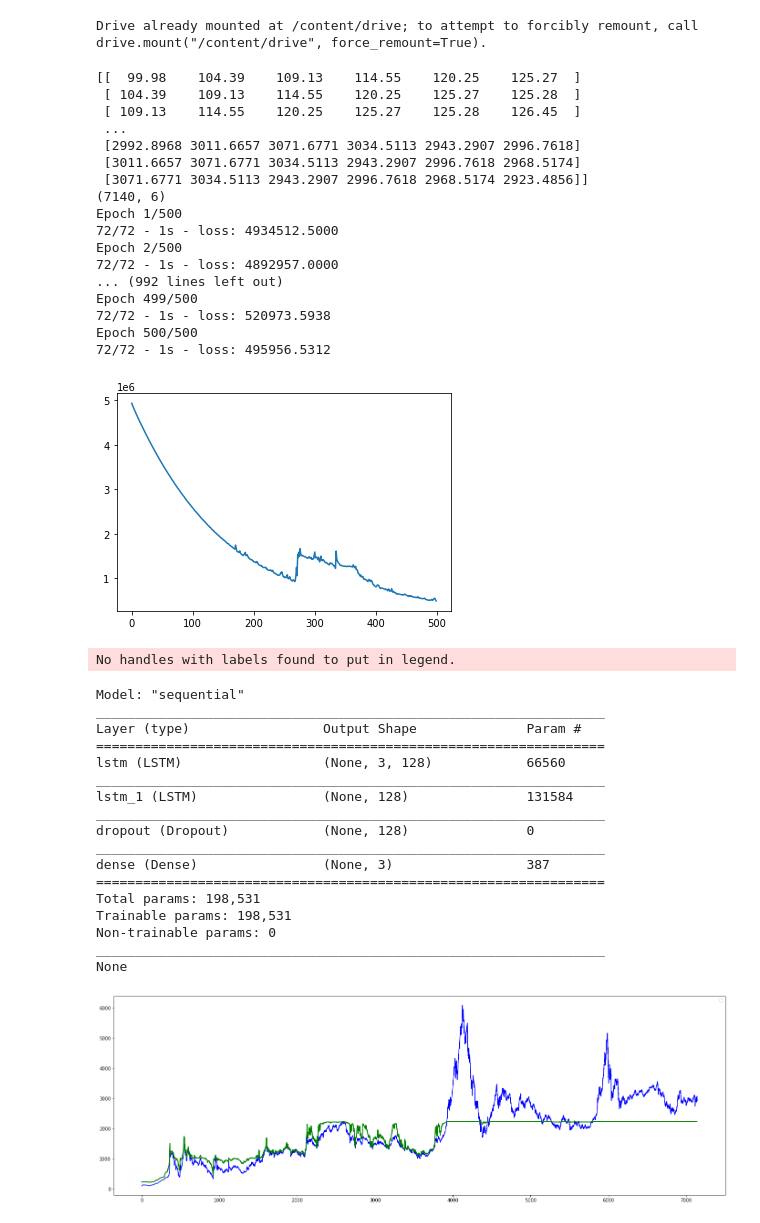
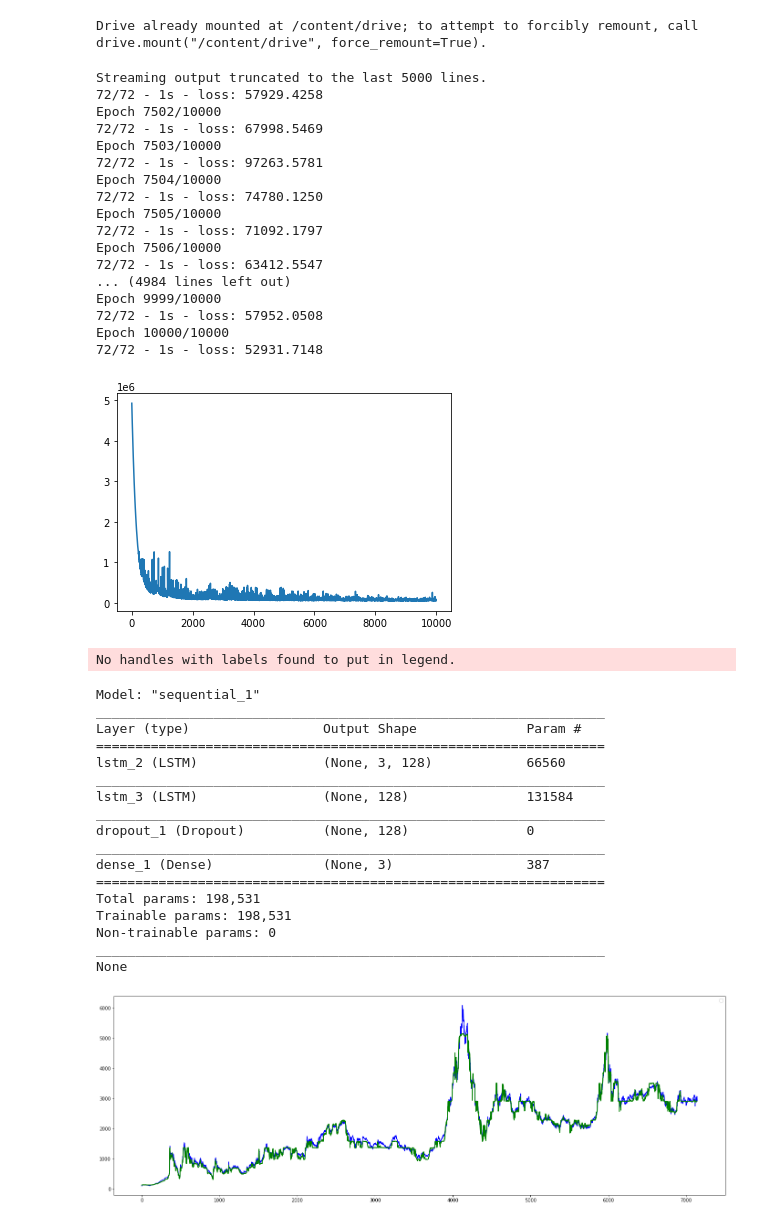
Before and after one commit to yinma-ml/Forecasting, a Jupyter notebook: ShanghaiIndex_lstm.ipynb, the cells around one changed output. Cells and saved outputs as stored; diff of their text form; code cells hidden in the pictures.

```diff
--- a/ShanghaiIndex_lstm.ipynb
+++ b/ShanghaiIndex_lstm.ipynb
@@ -98,53 +103,54 @@ def plot_img(source_data_set, train_predict):
 # %%
 # set observations input(X)'s timestep，epochs，batch_size
 timesteps_in = 3
 timesteps_out = 3
-epochs = 500
+epochs = 10000  # 500: predictions are kinda flat, under-fit, not sufficient, then enlarge the number.
+# also can see the loss to find if there's space for reduction
 batch_size = 100
 
 data = pd.read_csv('/content/drive/My Drive/Colab Notebooks/shanghai_index_1990_12_19_to_2020_03_12.csv')
 
 data_set = data[['Price']].values.astype('float64')
 # converting data for supervised learning
 train_x, label_y = get_train_set(data_set, timesteps_in=timesteps_in, timesteps_out=timesteps_out)
 
 # use LSTM for training and forecasting
 lstm_model(data_set, train_x, label_y, epochs, batch_size, timesteps_out=timesteps_out)
 # %% [output]
-[[  99.98    104.39    109.13    114.55    120.25    125.27  ]
- [ 104.39    109.13    114.55    120.25    125.27    125.28  ]
- [ 109.13    114.55    120.25    125.27    125.28    126.45  ]
- ...
- [2992.8968 3011.6657 3071.6771 3034.5113 2943.2907 2996.7618]
- [3011.6657 3071.6771 3034.5113 2943.2907 2996.7618 2968.5174]
- [3071.6771 3034.5113 2943.2907 2996.7618 2968.5174 2923.4856]]
-(7140, 6)
-Epoch 1/500
-72/72 - 1s - loss: 4934512.5000
-Epoch 2/500
-72/72 - 1s - loss: 4892957.0000
-... (992 lines left out)
-Epoch 499/500
-72/72 - 1s - loss: 520973.5938
-Epoch 500/500
-72/72 - 1s - loss: 495956.5312
+Streaming output truncated to the last 5000 lines.
+72/72 - 1s - loss: 57929.4258
+Epoch 7502/10000
+72/72 - 1s - loss: 67998.5469
+Epoch 7503/10000
+72/72 - 1s - loss: 97263.5781
+Epoch 7504/10000
+72/72 - 1s - loss: 74780.1250
+Epoch 7505/10000
+72/72 - 1s - loss: 71092.1797
+Epoch 7506/10000
+72/72 - 1s - loss: 63412.5547
+... (4984 lines left out)
+Epoch 9999/10000
+72/72 - 1s - loss: 57952.0508
+Epoch 10000/10000
+72/72 - 1s - loss: 52931.7148
-[figure, old version]
+[figure, new version]
 No handles with labels found to put in legend.
-Model: "sequential"
+Model: "sequential_1"
 _________________________________________________________________
 Layer (type)                 Output Shape              Param #
 =================================================================
-lstm (LSTM)                  (None, 3, 128)            66560
+lstm_2 (LSTM)                (None, 3, 128)            66560
 _________________________________________________________________
-lstm_1 (LSTM)                (None, 128)               131584
+lstm_3 (LSTM)                (None, 128)               131584
 _________________________________________________________________
-dropout (Dropout)            (None, 128)               0
+dropout_1 (Dropout)          (None, 128)               0
 _________________________________________________________________
-dense (Dense)                (None, 3)                 387
+dense_1 (Dense)              (None, 3)                 387
 =================================================================
 Total params: 198,531
 Trainable params: 198,531
 Non-trainable params: 0
 _________________________________________________________________
 None
-[figure, old version]
+[figure, new version]
```
Also changed, not shown: parts of 3 cells of this notebook.
